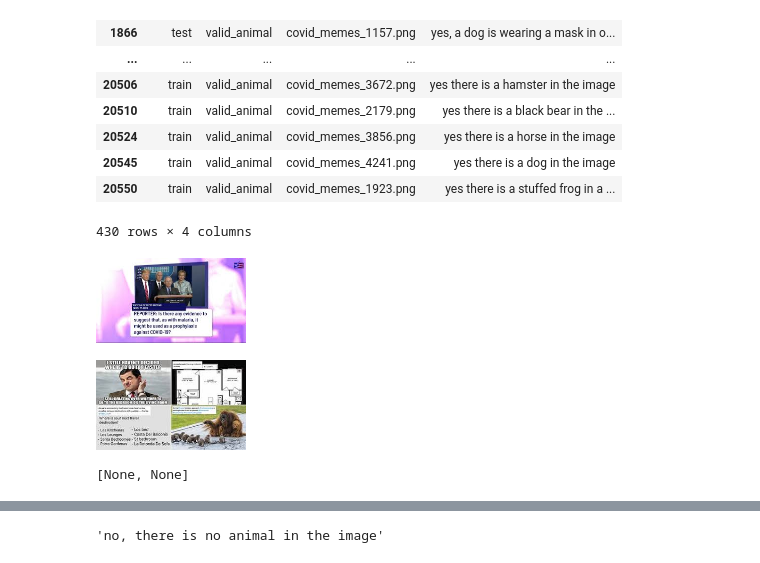
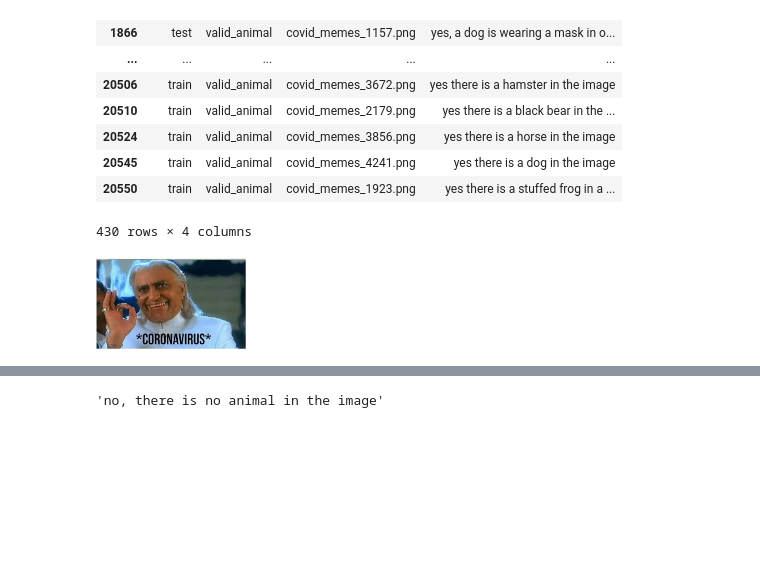
Before and after one commit to huynhducloi00/Pro-Cap, a Jupyter notebook: codes/Pro-Cap-Generation.ipynb, the cells around one changed output, grey strips where cells are left out. Drawn from its saved outputs; the diff is of its cells as text; code cells hidden in the pictures; blank space fills up the shorter version.

```diff
--- a/codes/Pro-Cap-Generation.ipynb
+++ b/codes/Pro-Cap-Generation.ipynb
@@ -181,8 +176,7 @@ df[df.apply(lambda x:x.topic=='valid_animal' and 'yes' in x.prompt,axis=1)]
 | 20550 | train | valid_animal | covid_memes_1923.png | yes there is a stuffed frog in a ... |
 430 rows × 4 columns
 # %%
-[display(get_image_ipython(f'covid_memes_{x}.png')) for x in [623,1266]]
+[display(get_image_ipython(f'covid_memes_{x}.png')) for x in [4725]]
+harm_train[harm_train.img.apply(lambda x:'4725' in x)]
 # %% [output]
-[figure, old version]
+[figure, new version]
-[figure, removed]
-[None, None]
```
Also changed, not shown: parts of 2 cells of this notebook, 3 other files.
